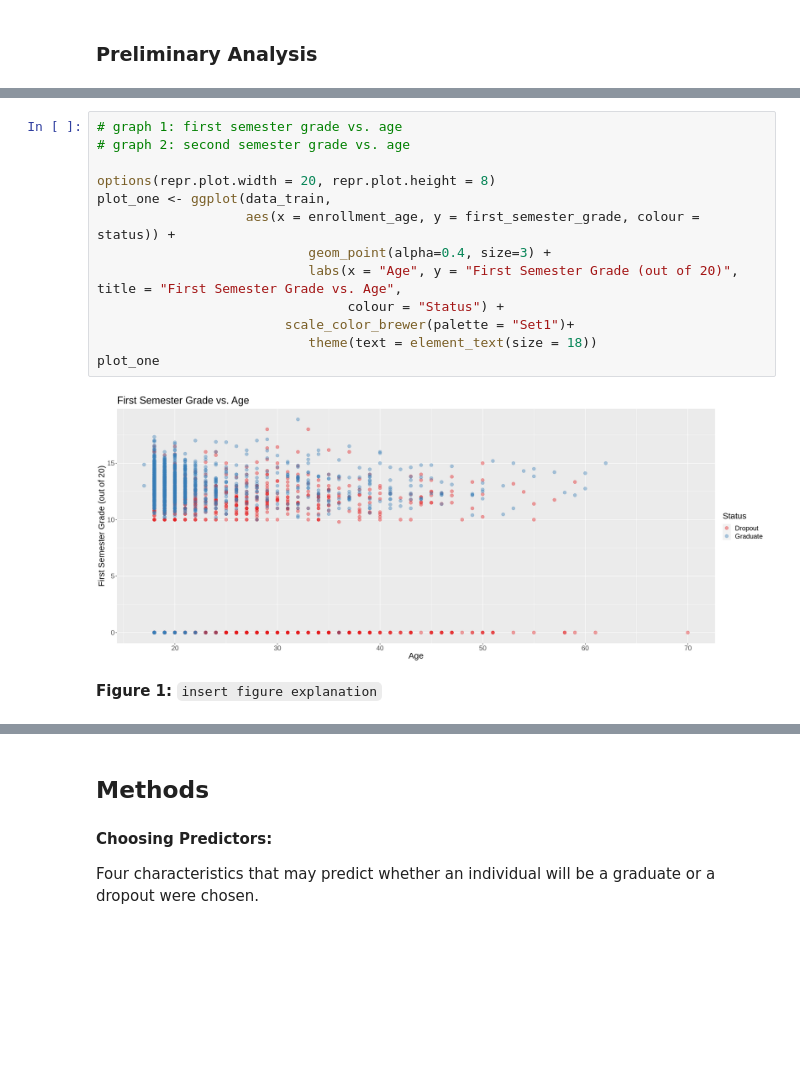
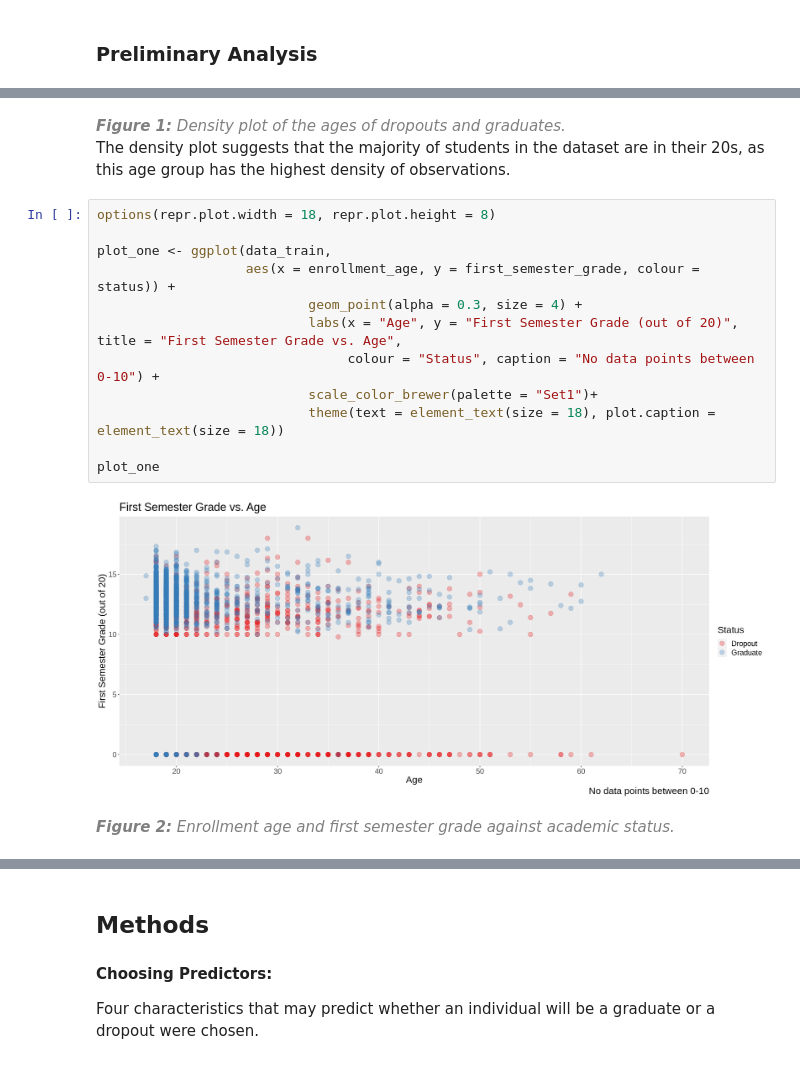
Before and after one commit to ekang27kc/dsci100-2023-T2-Group01-project, a Jupyter notebook: Project_Report.ipynb, the cells around one changed output, grey strips where cells are left out. Saved outputs shown, nothing was run; the diff lists cells and outputs as text; blank space fills up the shorter version.

```diff
--- a/Project_Report.ipynb
+++ b/Project_Report.ipynb
@@ -100,18 +112,20 @@ A tibble: 2 × 8
+# %% [markdown]
+_<span style="color:gray">**Figure 1:** Density plot of the ages of dropouts and graduates. </span>_
+<br>The density plot suggests that the majority of students in the dataset are in their 20s, as this age group has the highest density of observations.
 # %%
-# graph 1: first semester grade vs. age
-# graph 2: second semester grade vs. age
+options(repr.plot.width = 18, repr.plot.height = 8)
 
-options(repr.plot.width = 20, repr.plot.height = 8)
 plot_one <- ggplot(data_train,
                    aes(x = enrollment_age, y = first_semester_grade, colour = status)) +
-                           geom_point(alpha=0.4, size=3) +
+                           geom_point(alpha = 0.3, size = 4) +
                            labs(x = "Age", y = "First Semester Grade (out of 20)", title = "First Semester Grade vs. Age",
-                                colour = "Status") +
-                        scale_color_brewer(palette = "Set1")+
-                           theme(text = element_text(size = 18))
+                                colour = "Status", caption = "No data points between 0-10") +
+                           scale_color_brewer(palette = "Set1")+
+                           theme(text = element_text(size = 18), plot.caption = element_text(size = 18))
+
 plot_one
 # %% [output]
-[figure, old version]
+[figure, new version]
 # %% [markdown]
-**Figure 1:** `insert figure explanation`
+_<span style="color:gray">**Figure 2:** Enrollment age and first semester grade against academic status.</span>_
 # %%
```
Also changed, not shown: parts of 14 cells of this notebook.
